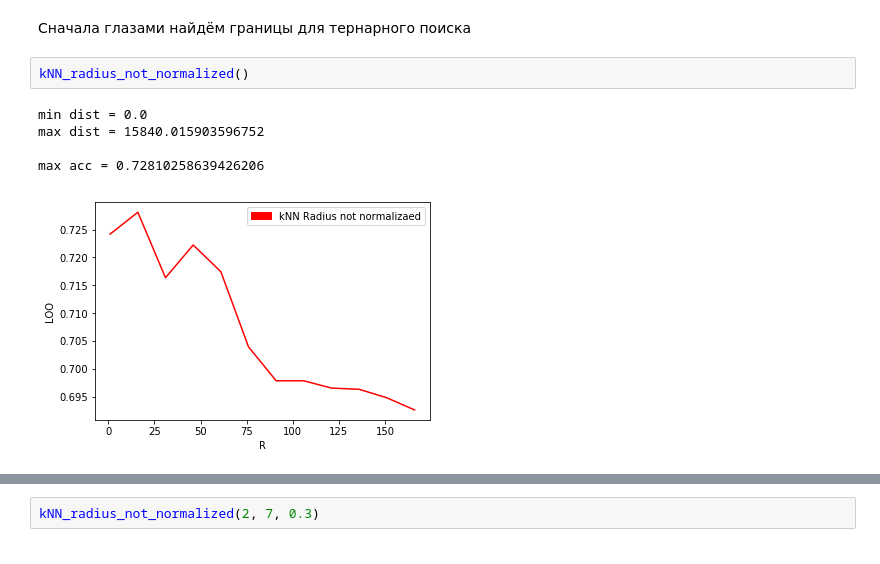
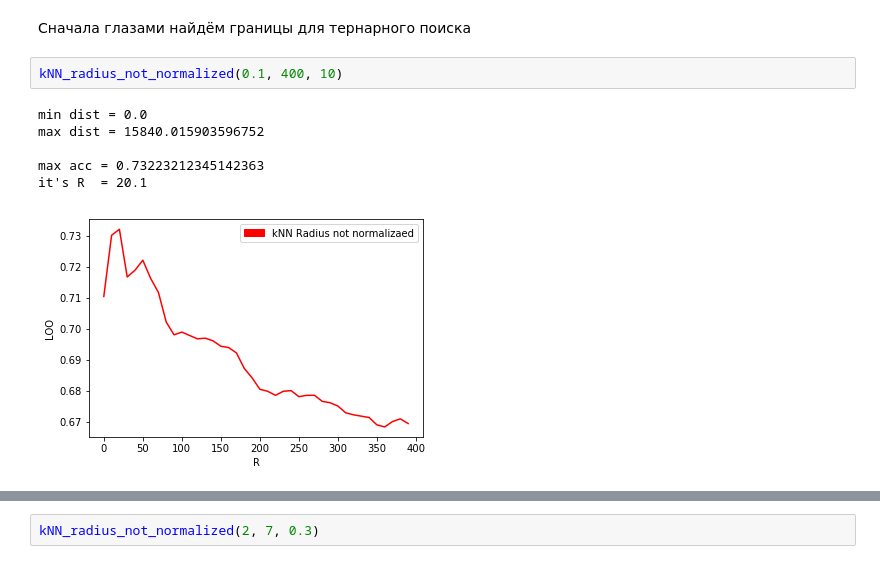
Before and after one commit to mkvdv/au-machine-learning-spring-2018, a Jupyter notebook: task01_knn.ipynb, the cells around one changed output, grey strips where cells are left out. Saved outputs shown, nothing was run; the diff lists cells and outputs as text.

```diff
--- a/task01_knn.ipynb
+++ b/task01_knn.ipynb
@@ -197,14 +207,15 @@ def kNN_radius_not_normalized(r=1.0, maximum=177.0, step=15.0):
     plt.show()
 # %% [markdown]
 Сначала глазами найдём границы для тернарного поиска
-# %%
-kNN_radius_not_normalized()
-# %% [output]
-min dist = 0.0
-max dist = 15840.015903596752
-
-max acc = 0.72810258639426206
-[figure, removed]
+# %%
+kNN_radius_not_normalized(0.1, 400, 10)
+# %% [output]
+min dist = 0.0
+max dist = 15840.015903596752
+
+max acc = 0.73223212345142363
+it's R  = 20.1
+[figure, added]
 # %%
 # kNN_radius_not_normalized(left, right, step)
 kNN_radius_not_normalized(0.1, 70, 2)
```
Also changed, not shown: parts of 19 cells of this notebook.
